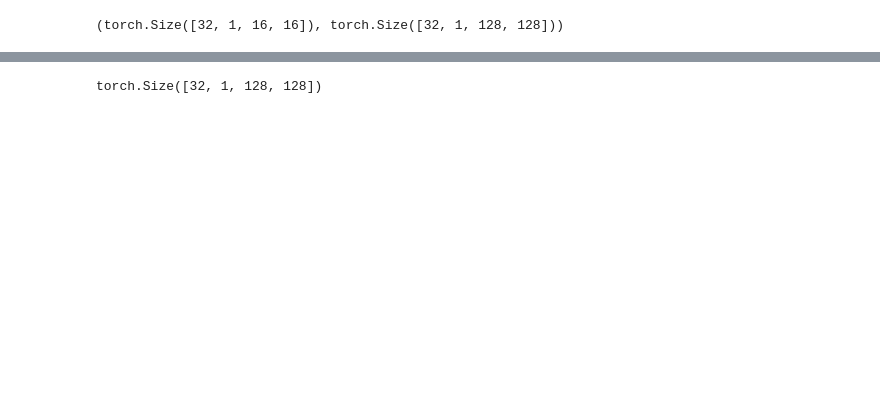
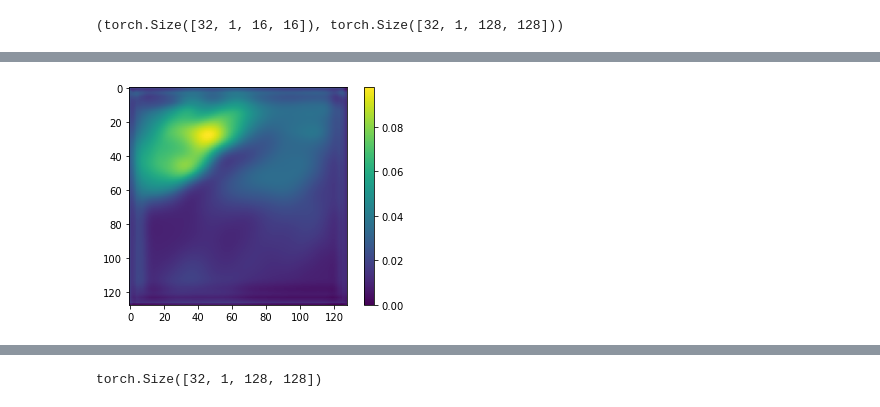
Before and after one commit to raspstephan/nwp-downscale, a Jupyter notebook: notebooks/05-First_CNN.ipynb, the cells around one changed output, grey strips where cells are left out. Cells and saved outputs as stored; diff of their text form; code cells hidden in the pictures; blank space fills up the shorter version.

```diff
--- a/notebooks/05-First_CNN.ipynb
+++ b/notebooks/05-First_CNN.ipynb
@@ -60,0 +270,5 @@ X.shape, y.shape
+# %%
+plt.imshow(y_hat.detach().numpy()[i, 0])
+plt.colorbar();
+# %% [output]
+[figure, added]
```
Also changed, not shown: parts of 44 cells of this notebook, 1 other file.
